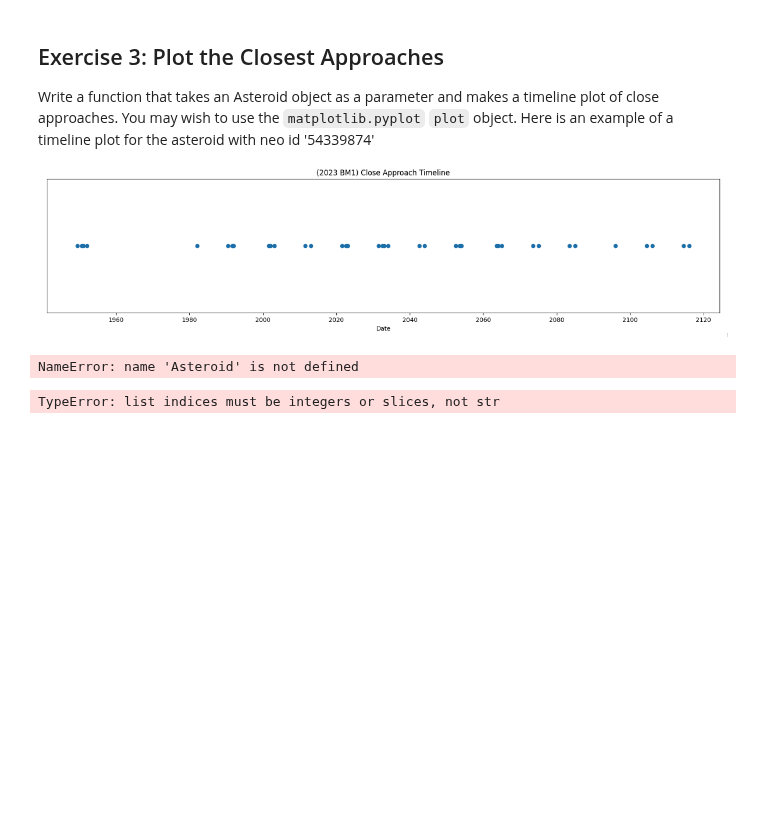
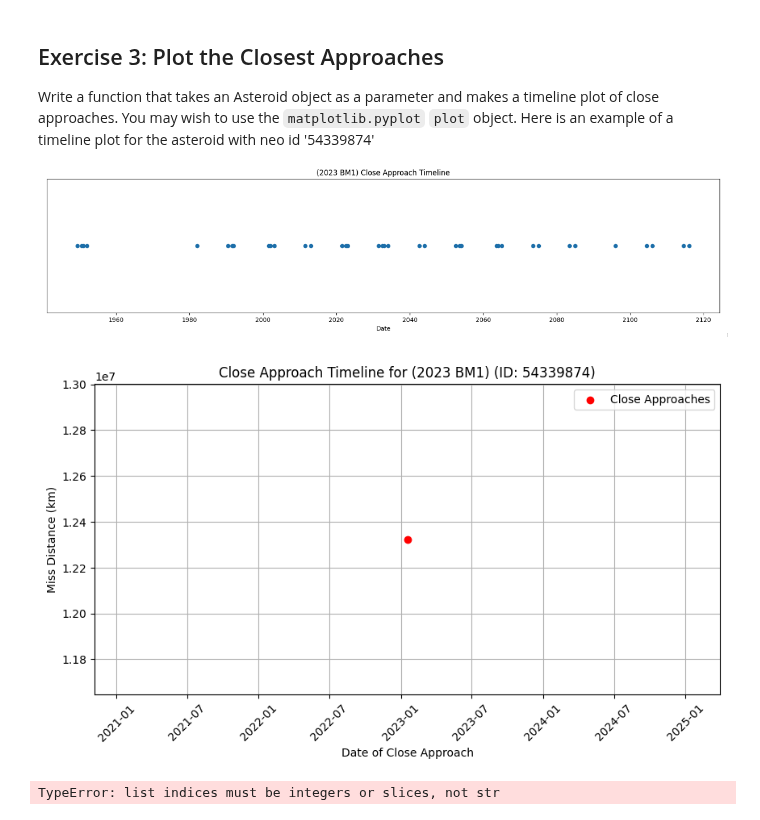
Before and after one commit to arsh20004/comp215, a Jupyter notebook: labs/lab04-more_classes.ipynb, the cells around one changed output. Cells and saved outputs as stored; diff of their text form; code cells hidden in the pictures; blank space fills up the shorter version.

```diff
--- a/labs/lab04-more_classes.ipynb
+++ b/labs/lab04-more_classes.ipynb
@@ -225,28 +225,36 @@ Write a function that takes an Asteroid object as a parameter and makes a timeli
 
 ![Screenshot 2025-01-02 at 10.35.29 AM.png](embedded-picture-1)
 # %%
-def pCloseAppraoches(Asteroid):
-    dates = [ca.approach_date for ca in asteroid.close_approach]
-    distances = [ca.miss_distance for ca in asteroid.close_approach]
+def pCloseApproaches(Asteroid):
+    dates = [ca.approach_date for ca in asteroid.close_approaches]
+    distances = [ca.miss_distance for ca in asteroid.close_approaches]
     plt.figure(figsize=(10, 5))
     plt.scatter(dates, distances, color="red", label="Close Approaches")
     plt.plot(dates, distances, linestyle="dashed", color="blue")
+
 
 
     plt.xlabel("Date of Close Approach")
     plt.ylabel("Miss Distance (km)")
     plt.title(f"Close Approach Timeline for {asteroid.name} (ID: {asteroid.id})")
     plt.xticks(rotation=45)
     plt.legend()
     plt.grid()
 
 
     plt.show()
 
+# Find the asteroid by its NEO ID
+
 neo_id = "54339874"
-pCloseAppraoches(neo_id,Asteroid)
+asteroid = next((a for a in asteroids if a.id == neo_id), None)  # Find asteroid
+
+if asteroid:
+    pCloseApproaches(asteroid)  # Call function with the asteroid object
+else:
+    print(f"Asteroid with ID {neo_id} not found.")
 # %% [output]
-NameError: name 'Asteroid' is not defined
+[figure, added]
 # %%
 # %% [output]
 TypeError: list indices must be integers or slices, not str
```
